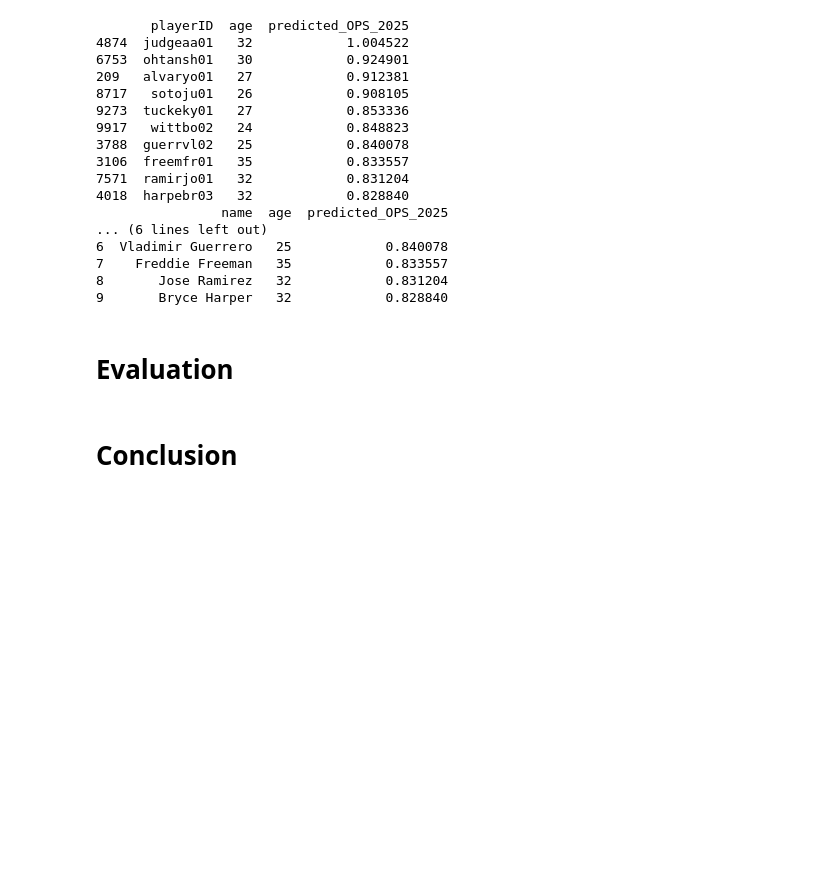
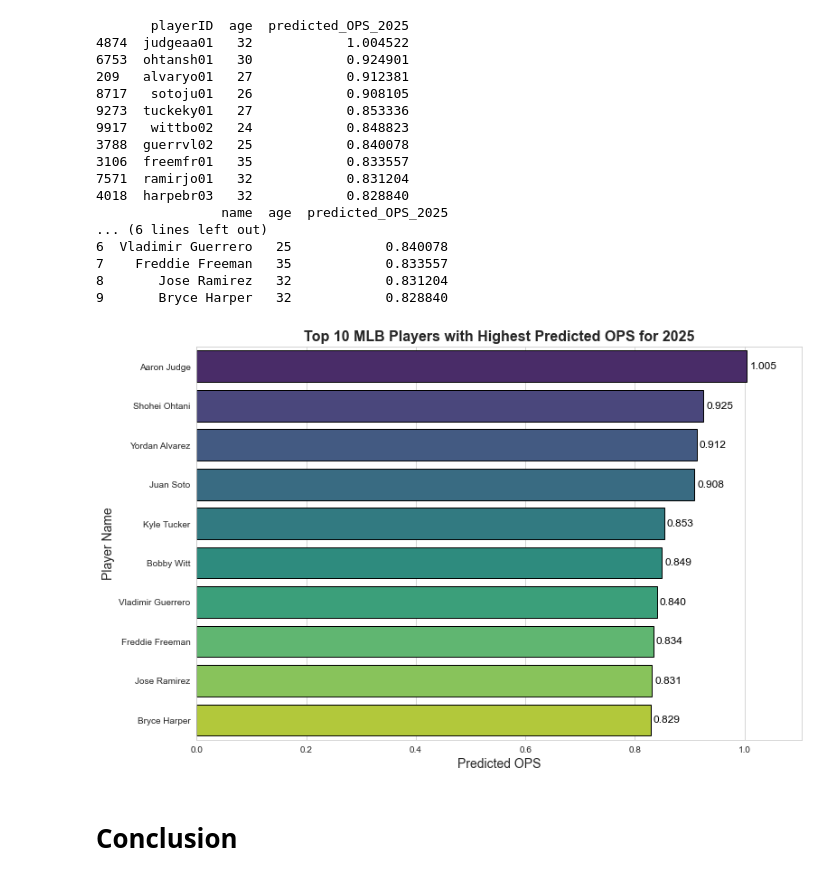
Before and after one commit to sfp13VA/MLB_hitter_production, a Jupyter notebook: notebook.ipynb, the cells around one changed output. Drawn from its saved outputs; the diff is of its cells as text; code cells hidden in the pictures; blank space fills up the shorter version.

```diff
--- a/notebook.ipynb
+++ b/notebook.ipynb
@@ -680,7 +695,37 @@ print(top_10_named[['name', 'age', 'predicted_OPS_2025']])
 7    Freddie Freeman   35            0.833557
 8       Jose Ramirez   32            0.831204
 9       Bryce Harper   32            0.828840
-# %% [markdown]
-# Evaluation
+# %%
+# sort by predicted 2025 OPS
+top_10_named = top_10_named.sort_values('predicted_OPS_2025', ascending=False)
+
+#set a clean, easy to see style
+sns.set_style('whitegrid')
+
+# create bar plot
+plt.figure(figsize=(12, 8))
+sns.barplot(
+    x='predicted_OPS_2025',
+    y='name',
+    data=top_10_named,
+    palette='viridis',
+    edgecolor='black'
+)
+
+# add value labels on bars
+for i, v in enumerate(top_10_named['predicted_OPS_2025']):
+    plt.text(v + 0.005, i, f'{v:.3f}', va='center', fontsize=12, color='black')
+
+# titles and labels
+plt.title('Top 10 MLB Players with Highest Predicted OPS for 2025', fontsize=16, fontweight='bold')
+plt.xlabel('Predicted OPS', fontsize=14)
+plt.ylabel('Player Name', fontsize=14)
+
+# show graph
+plt.xlim(0, top_10_named['predicted_OPS_2025'].max() + 0.1)
+plt.savefig('top 10 players')
+plt.show()
+# %% [output]
+[figure, added]
 # %% [markdown]
 # Conclusion
```
Also changed, not shown: parts of 10 cells of this notebook, 1 other file.
